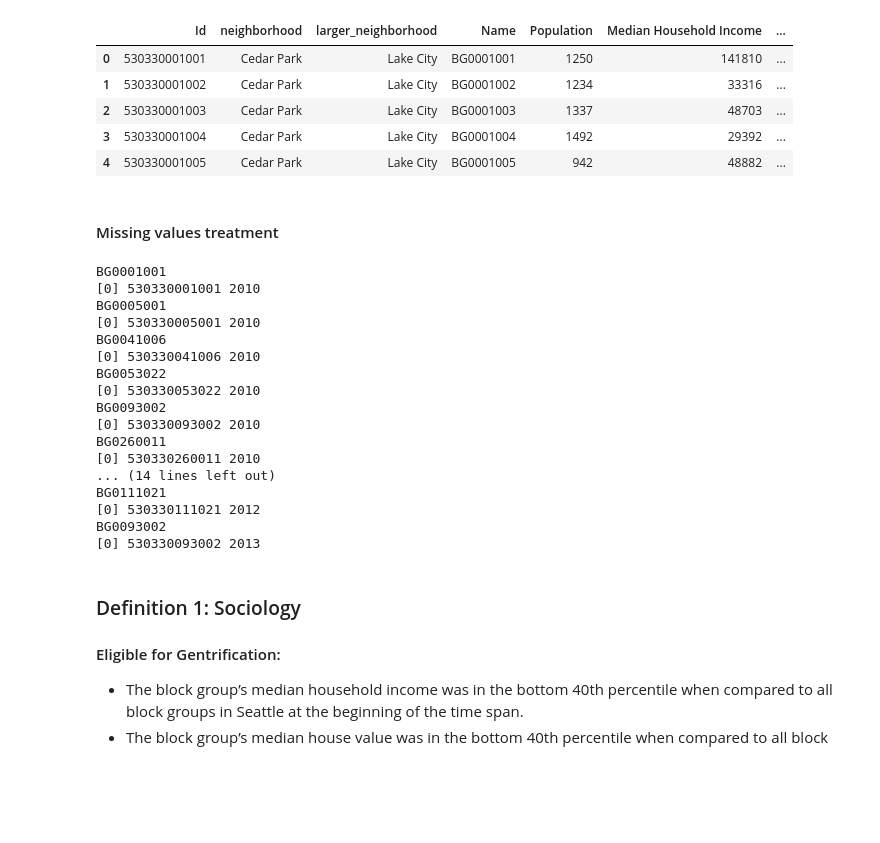
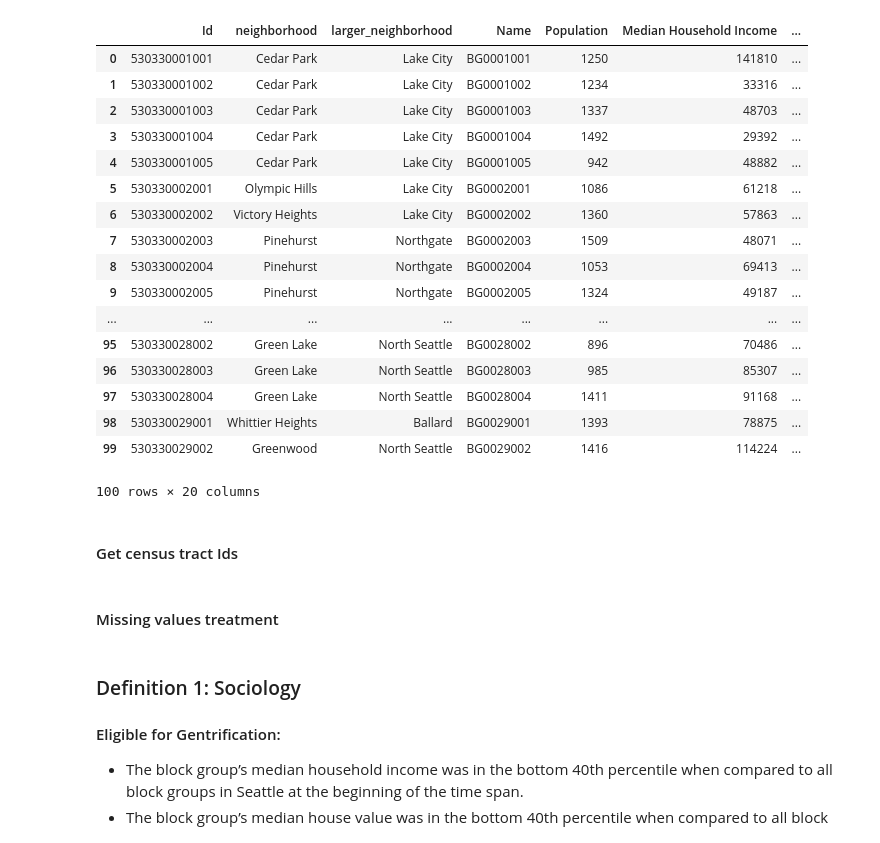
Before and after one commit to dipsuw/Capstone590, a Jupyter notebook: Code/Label_SimplyAnalyticsData.ipynb, the cells around one changed output. Saved outputs shown, nothing was run; the diff lists cells and outputs as text; code cells hidden in the pictures; blank space fills up the shorter version.

```diff
--- a/Code/Label_SimplyAnalyticsData.ipynb
+++ b/Code/Label_SimplyAnalyticsData.ipynb
@@ -4,11 +4,25 @@ import numpy as np
 # %%
 data = pd.read_csv('../SimplyAnalytics Data/Data_by_year_cleaned.csv', header=0)
 # %%
-data.head()
+data.head(100)
 # %% [output]
 |  | Id | neighborhood | larger_neighborhood | Name | Population | Median Household Income | ... |
 | 0 | 530330001001 | Cedar Park | Lake City | BG0001001 | 1250 | 141810 | ... |
 | 1 | 530330001002 | Cedar Park | Lake City | BG0001002 | 1234 | 33316 | ... |
 | 2 | 530330001003 | Cedar Park | Lake City | BG0001003 | 1337 | 48703 | ... |
 | 3 | 530330001004 | Cedar Park | Lake City | BG0001004 | 1492 | 29392 | ... |
 | 4 | 530330001005 | Cedar Park | Lake City | BG0001005 | 942 | 48882 | ... |
+| 5 | 530330002001 | Olympic Hills | Lake City | BG0002001 | 1086 | 61218 | ... |
+| 6 | 530330002002 | Victory Heights | Lake City | BG0002002 | 1360 | 57863 | ... |
+| 7 | 530330002003 | Pinehurst | Northgate | BG0002003 | 1509 | 48071 | ... |
+| 8 | 530330002004 | Pinehurst | Northgate | BG0002004 | 1053 | 69413 | ... |
+| 9 | 530330002005 | Pinehurst | Northgate | BG0002005 | 1324 | 49187 | ... |
+| ... | ... | ... | ... | ... | ... | ... | ... |
+| 95 | 530330028002 | Green Lake | North Seattle | BG0028002 | 896 | 70486 | ... |
+| 96 | 530330028003 | Green Lake | North Seattle | BG0028003 | 985 | 85307 | ... |
+| 97 | 530330028004 | Green Lake | North Seattle | BG0028004 | 1411 | 91168 | ... |
+| 98 | 530330029001 | Whittier Heights | Ballard | BG0029001 | 1393 | 78875 | ... |
+| 99 | 530330029002 | Greenwood | North Seattle | BG0029002 | 1416 | 114224 | ... |
+100 rows × 20 columns
+# %% [markdown]
+#### Get census tract Ids
@@ -17,40 +55,20 @@ data.head()
 # %%
 def add_col_for_imputing_missing_values_in_median_rent(row):
     y = row['Year']
-    bg = row['Name']
-    tract = row['Id']
-    if row['Median Rent'] != 0:
-        return row['Median Rent']
-    else:
-        print(bg)
+    tract = row['tract_id']
+    if row['Median Rent'] == 0:
         imputed_value = compute_missing_value_in_median_rent(y,tract)
         return imputed_value
+    else:
+        return row['Median Rent']
+
 
 def compute_missing_value_in_median_rent(y,tract):
-    median_rent_array =np.array(data.loc[(data['Year'] == y) & (data['Id'] == tract), 'Median Rent']. astype(int))
-    print(median_rent_array, tract, y)
+    median_rent_array =np.array(data.loc[(data['Year'] == y) & (data['tract_id'] == tract), 'Median Rent']. astype(int))
     mean_median_rent = np.mean(median_rent_array)
     return mean_median_rent
 
 data['median_rent_with_imputation'] = data.apply(add_col_for_imputing_missing_values_in_median_rent, axis = 1)
-# %% [output]
-BG0001001
-[0] 530330001001 2010
-BG0005001
-[0] 530330005001 2010
-BG0041006
-[0] 530330041006 2010
-BG0053022
-[0] 530330053022 2010
-BG0093002
-[0] 530330093002 2010
-BG0260011
-[0] 530330260011 2010
-... (14 lines left out)
-BG0111021
-[0] 530330111021 2012
-BG0093002
-[0] 530330093002 2013
 # %% [markdown]
 ### Definition 1: Sociology
 #### Eligible for Gentrification:
```
Also changed, not shown: parts of 14 cells of this notebook.
